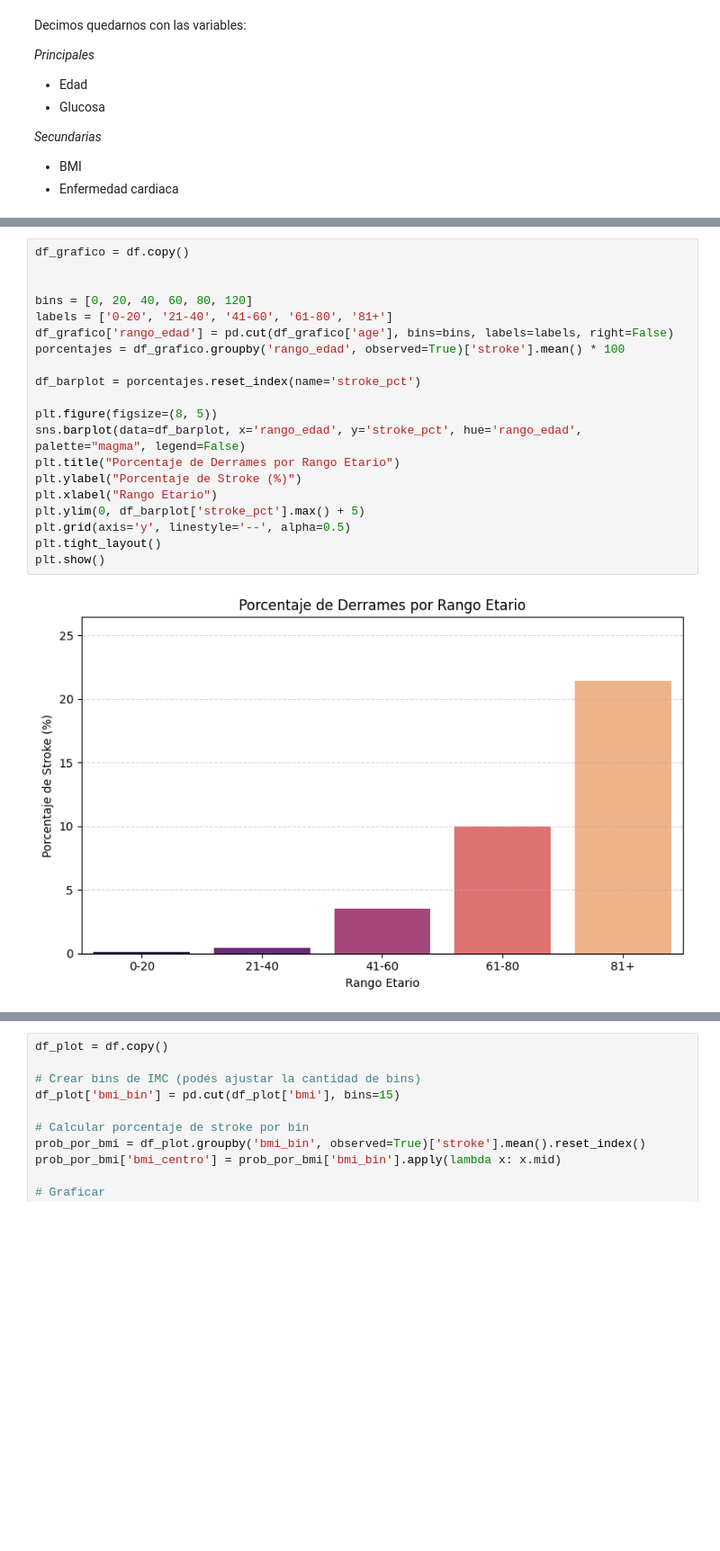
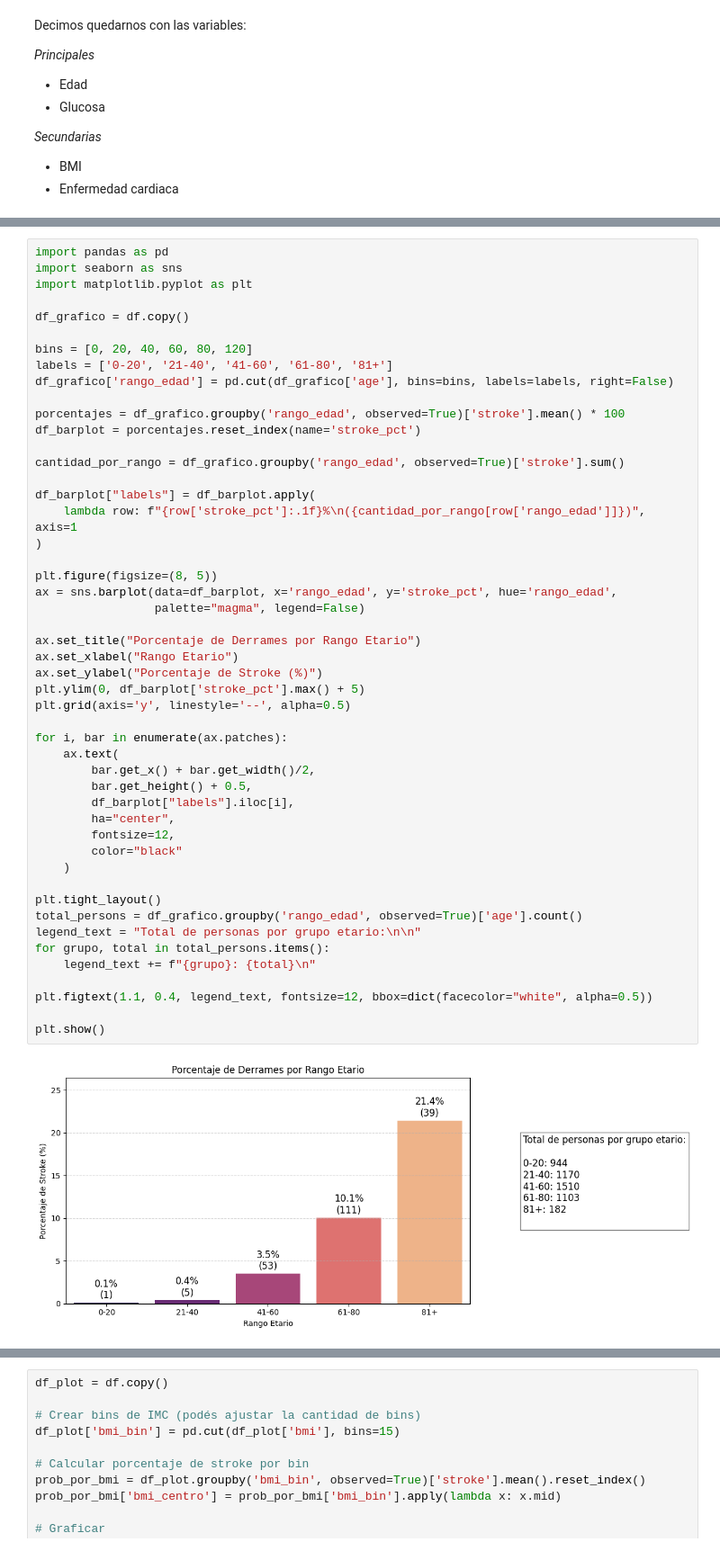
Before and after one commit to champagne-gabo/proyecto-inf280, a Jupyter notebook: notebook.ipynb, the cells around one changed output, grey strips where cells are left out. Shown at 90% size. Saved outputs shown, nothing was run; the diff lists cells and outputs as text; blank space fills up the shorter version.

```diff
--- a/notebook.ipynb
+++ b/notebook.ipynb
@@ -401,25 +629,54 @@ plt.show()
 # %%
+import pandas as pd
+import seaborn as sns
+import matplotlib.pyplot as plt
+
 df_grafico = df.copy()
-
 
 bins = [0, 20, 40, 60, 80, 120]
 labels = ['0-20', '21-40', '41-60', '61-80', '81+']
 df_grafico['rango_edad'] = pd.cut(df_grafico['age'], bins=bins, labels=labels, right=False)
+
 porcentajes = df_grafico.groupby('rango_edad', observed=True)['stroke'].mean() * 100
-
 df_barplot = porcentajes.reset_index(name='stroke_pct')
 
+cantidad_por_rango = df_grafico.groupby('rango_edad', observed=True)['stroke'].sum()
+
+df_barplot["labels"] = df_barplot.apply(
+    lambda row: f"{row['stroke_pct']:.1f}%\n({cantidad_por_rango[row['rango_edad']]})", axis=1
+)
+
 plt.figure(figsize=(8, 5))
-sns.barplot(data=df_barplot, x='rango_edad', y='stroke_pct', hue='rango_edad', palette="magma", legend=False)
-plt.title("Porcentaje de Derrames por Rango Etario")
-plt.ylabel("Porcentaje de Stroke (%)")
-plt.xlabel("Rango Etario")
+ax = sns.barplot(data=df_barplot, x='rango_edad', y='stroke_pct', hue='rango_edad',
+                 palette="magma", legend=False)
+
+ax.set_title("Porcentaje de Derrames por Rango Etario")
+ax.set_xlabel("Rango Etario")
+ax.set_ylabel("Porcentaje de Stroke (%)")
 plt.ylim(0, df_barplot['stroke_pct'].max() + 5)
 plt.grid(axis='y', linestyle='--', alpha=0.5)
+
+for i, bar in enumerate(ax.patches):
+    ax.text(
+        bar.get_x() + bar.get_width()/2,
+        bar.get_height() + 0.5,
+        df_barplot["labels"].iloc[i],
+        ha="center",
+        fontsize=12,
+        color="black"
+    )
+
 plt.tight_layout()
+total_persons = df_grafico.groupby('rango_edad', observed=True)['age'].count()
+legend_text = "Total de personas por grupo etario:\n\n"
+for grupo, total in total_persons.items():
+    legend_text += f"{grupo}: {total}\n"
+
+plt.figtext(1.1, 0.4, legend_text, fontsize=12, bbox=dict(facecolor="white", alpha=0.5))
+
 plt.show()
 # %% [output]
-[figure, old version]
+[figure, new version]
 # %%
 df_grafico = df.copy()
 
```
Also changed, not shown: parts of 41 cells of this notebook.
